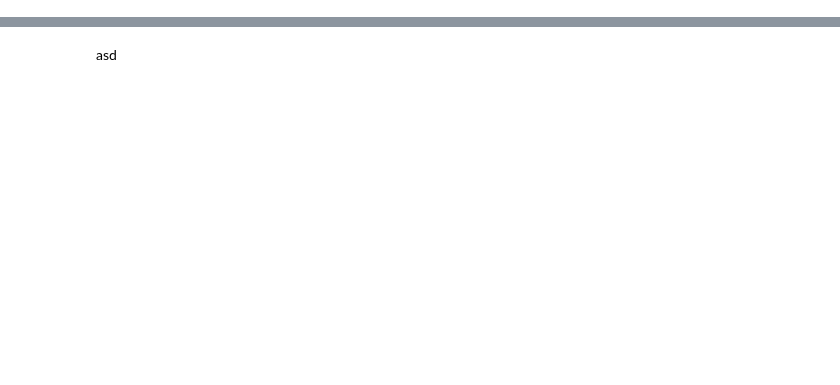
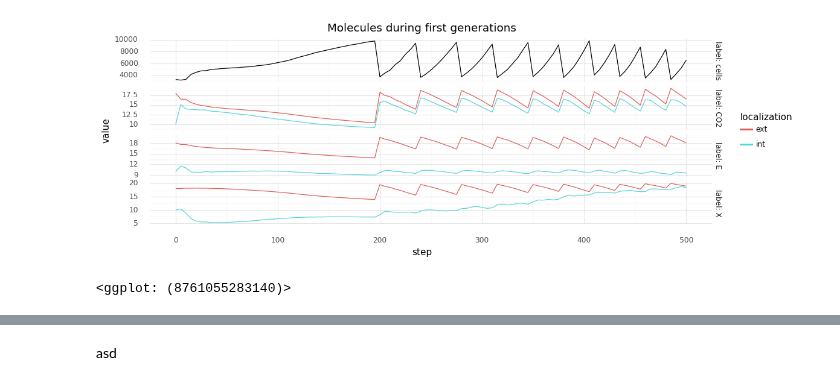
Before and after one commit to mRcSchwering/luca, a Jupyter notebook: e1_co2_fixing/analyze_2023-04-27_14-40.ipynb, the cells around one changed output, grey strips where cells are left out. Saved outputs shown, nothing was run; the diff lists cells and outputs as text; code cells hidden in the pictures; blank space fills up the shorter version.

```diff
--- a/e1_co2_fixing/analyze_2023-04-14_13-17_WL.ipynb
+++ b/e1_co2_fixing/analyze_2023-04-27_14-40.ipynb
@@ -71,0 +97,35 @@ scalars_df = scalars_df[scalars_df["tag"] != "split"]
+# %%
+# extract splits
+df = scalars_df.loc[scalars_df["scalar"] == "split"]
+splits_df = df.loc[df["value"].diff(periods=1) > 0.0, ["step"]]
+scalars_df = scalars_df[scalars_df["scalar"] != "split"]
+
+# map generations
+gens = scalars_df.loc[scalars_df["scalar"] == "generation", ["value", "step"]]
+gens = gens.rename(columns={"value": "generation"})
+scalars_df = scalars_df.merge(gens, on="step")
+scalars_df = scalars_df[scalars_df["scalar"] != "generation"]
+
+# label molecules
+scalars_df["label"] = [d.split("[")[0] for d in scalars_df["scalar"]]
+scalars_df["label"] = pd.Categorical(scalars_df["label"], categories=["cells", "CO2", "E", "X"])
+scalars_df["localization"] = ""
+scalars_df.loc[[d.endswith("[i]") for d in scalars_df["scalar"]], "localization"] = "int"
+scalars_df.loc[[d.endswith("[e]") for d in scalars_df["scalar"]], "localization"] = "ext"
+# %%
+vars = ["cells", "CO2[i]", "CO2[e]", "E[i]", "E[e]", "X[i]", "X[e]"]
+df = scalars_df[scalars_df["scalar"].isin(vars)].copy()
+# %%
+int_mask = df["interval"] == 0
+cell_mask = df["scalar"] == "cells"
+nocell_mask = df["scalar"] != "cells"
+
+(ggplot(df)
+    + geom_line(aes(y="value", x="step", color="localization"), df[int_mask & nocell_mask])
+    + geom_line(aes(y="value", x="step"), data=df[int_mask & cell_mask])
+    + facet_grid("label ~ .", scales="free_y", labeller="label_both")
+    + theme(figure_size=(12, 4))
+    + ggtitle("Molecules during first generations"))
+# %% [output]
+[figure, added]
+<ggplot: (8761055283140)>
```
Also changed, not shown: parts of 24 cells of this notebook, 3 other files.
